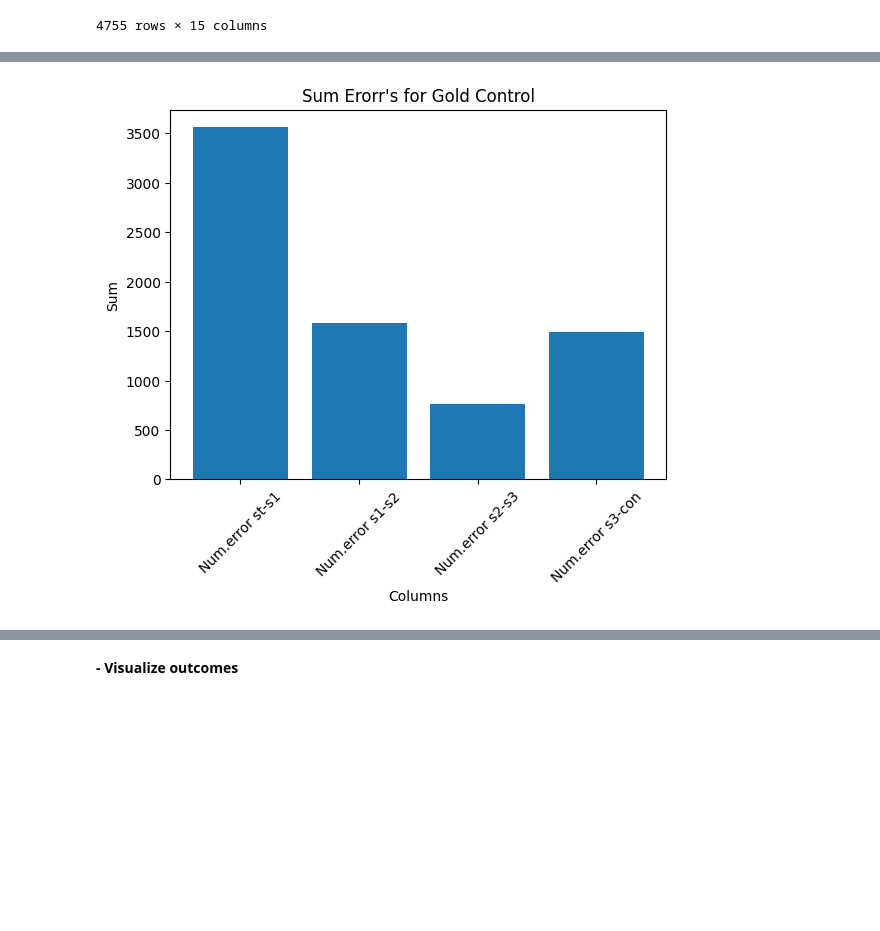
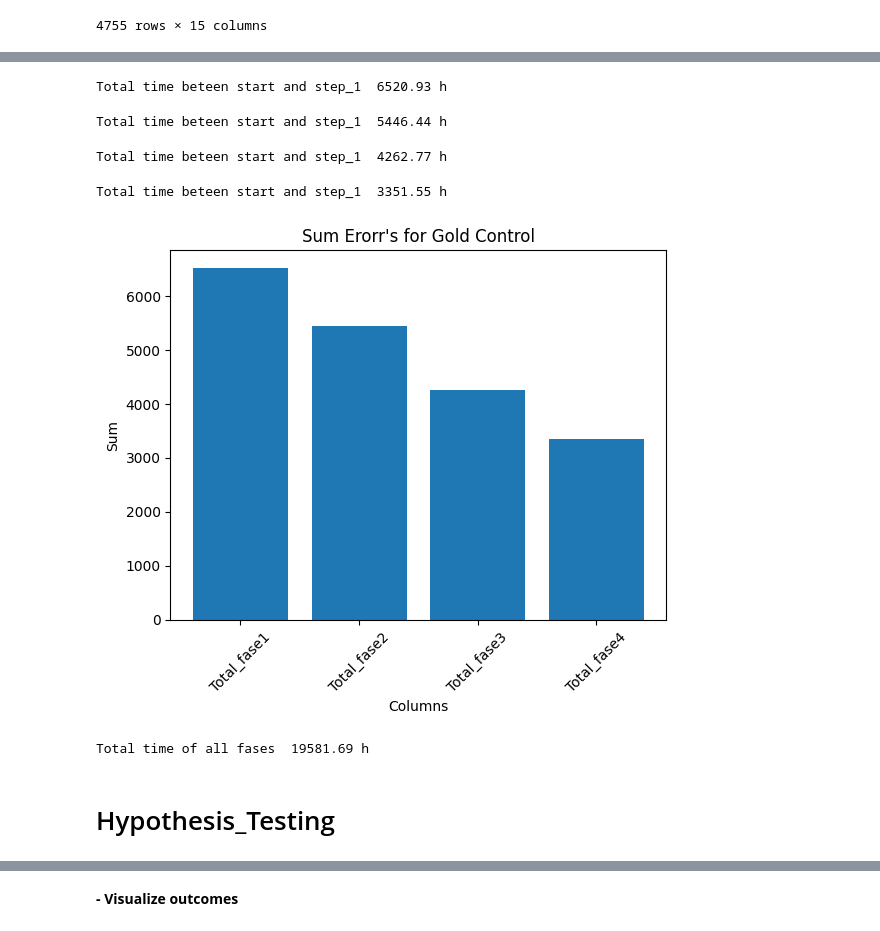
Before and after one commit to pmarquespt/Proj_5_Group_6_pat_gui, a Jupyter notebook: analysis and visualization/3_3_working data_Hypothesis_Testing_time.ipynb, the cells around one changed output, grey strips where cells are left out. Saved outputs shown, nothing was run; the diff lists cells and outputs as text; code cells hidden in the pictures; blank space fills up the shorter version.

```diff
--- a/analysis and visualization/3_3_working data_Hypothesis_Testing_time.ipynb
+++ b/analysis and visualization/3_3_working data_Hypothesis_Testing_time.ipynb
@@ -117,24 +372,62 @@ df_gold_control_e['N_er_s3_con'].sum()
+# %%
+# start - step 1
+df_gold_control_e1['time_st_s1'].sum()
+total_hours_1 = round(df_gold_control_e1['time_st_s1'].sum() / 3600, 2)
+print("Total time beteen start and step_1 ", total_hours_1, "h")
+# %% [output]
+Total time beteen start and step_1  6520.93 h
+# %%
+# step 1 - step2
+df_gold_control_e1['time_s1_s2'].sum()
+total_hours_2= round(df_gold_control_e1['time_s1_s2'].sum() / 3600, 2)
+print("Total time beteen start and step_1 ", total_hours_2, "h")
+# %% [output]
+Total time beteen start and step_1  5446.44 h
+# %%
+# step 2 - step3
+df_gold_control_e1['time_s2_s3'].sum()
+total_hours_3 = round(df_gold_control_e1['time_s2_s3'].sum() / 3600, 2)
+print("Total time beteen start and step_1 ", total_hours_3, "h")
+# %% [output]
+Total time beteen start and step_1  4262.77 h
+# %%
+# step 3 - confirm
+df_gold_control_e1['time_s3_confirm'].sum()
+total_hours_4 = round(df_gold_control_e1['time_s3_confirm'].sum() / 3600, 2)
+print("Total time beteen start and step_1 ", total_hours_4, "h")
+# %% [output]
+Total time beteen start and step_1  3351.55 h
 # %%
 import matplotlib.pyplot as plt
 
 # Calculate the sums
-sum_values = [df_gold_control_e['N_er_st_s1'].sum(),
-              df_gold_control_e['N_er_s1_s2'].sum(),
-              df_gold_control_e['N_er_s2_s3'].sum(),
-              df_gold_control_e['N_er_s3_con'].sum()]
+sum_values = [total_hours_1,
+              total_hours_2,
+              total_hours_3,
+              total_hours_4]
 
 # Column names
-columns = ['Num.error st-s1', 'Num.error s1-s2', 'Num.error s2-s3', 'Num.error s3-con']
+columns = ['Total_fase1', 'Total_fase2', 'Total_fase3', 'Total_fase4']
 
 # Create the bar plot
 plt.bar(columns, sum_values)
 plt.xlabel('Columns')
 plt.ylabel('Sum')
 plt.xticks(rotation=45)
 plt.title("Sum Erorr's for Gold Control")
 plt.show()
 # %% [output]
-[figure, old version]
+[figure, new version]
+# %%
+# Somar os valores das colunas
+total_time = df_gold_control_e1['time_st_s1'].sum() + df_gold_control_e1['time_s1_s2'].sum() + df_gold_control_e1['time_s2_s3'].sum() + df_gold_control_e1['time_s3_confirm'].sum()
+
+total_hours_gc = round(total_time / 3600, 2)
+print("Total time of all fases ", total_hours_gc, "h")
+# %% [output]
+Total time of all fases  19581.69 h
+# %% [markdown]
+# Hypothesis_Testing
 # %%
 import matplotlib.pyplot as plt
 
```
Also changed, not shown: parts of 35 cells of this notebook.
